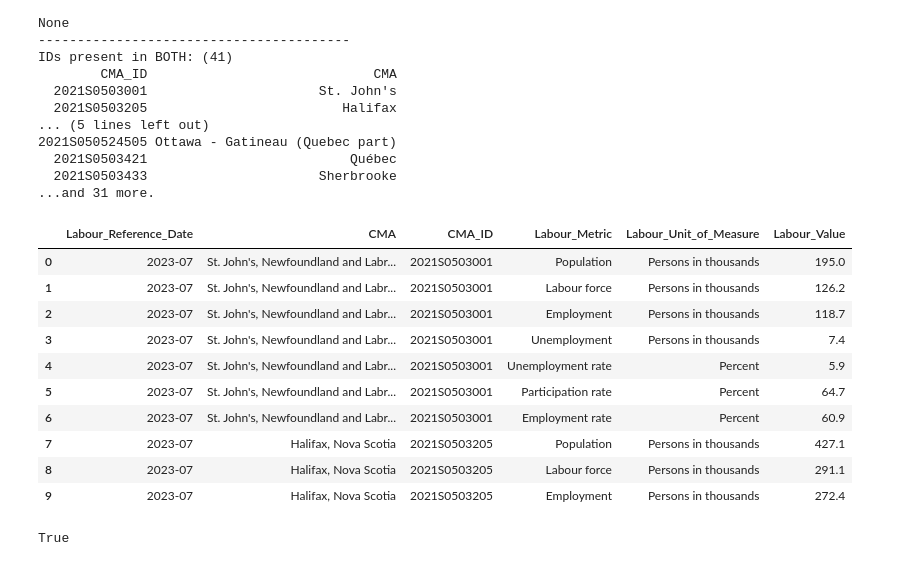
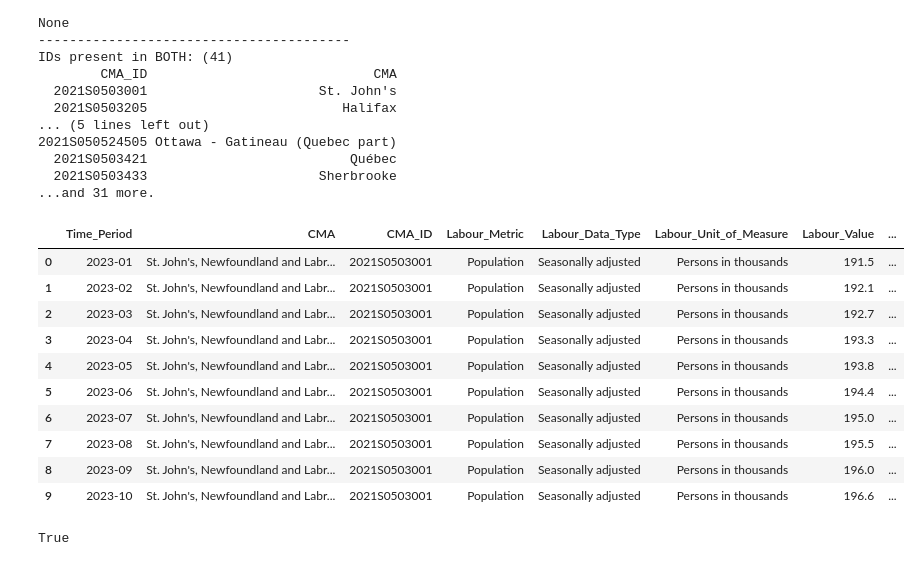
Before and after one commit to arusansurendiran/CanadianAccessibilityEmployment, a Jupyter notebook: project.ipynb, the cells around one changed output. Cells and saved outputs as stored; diff of their text form; code cells hidden in the pictures.

```diff
--- a/project.ipynb
+++ b/project.ipynb
@@ -145,7 +159,7 @@ print_unique_values(transit_data)
 # %%
 import pandas as pd
 
-parquet_path = "data/01-raw_data/labour_rates2.parquet"
+parquet_path = "data/01-raw_data/labour_rates.parquet"
 labour_data = pd.read_parquet(parquet_path)
 # %%
 check_id_consistency(
@@ -237,35 +251,41 @@ IDs present in BOTH: (41)
 # %%
 cols_to_keep = [
     "REF_DATE",
     "GEO",
     "DGUID",
     "Labour force characteristics",
+    "Data type",
     "UOM",
     "VALUE"
 ]
 labour_data = labour_data[cols_to_keep].copy()
 
 labour_data = labour_data.rename(columns={
-    "REF_DATE": "Labour_Reference_Date",
+    "REF_DATE": "Time_Period",
     "GEO": "CMA",
     "DGUID": "CMA_ID",
     "Labour force characteristics": "Labour_Metric",
+    "Data type": "Labour_Data_Type",
     "UOM": "Labour_Unit_of_Measure",
     "VALUE": "Labour_Value"
 })
+
+# Create a 'Year' column by splitting the 'Time_Period' string
+labour_data['Year'] = labour_data['Time_Period'].str.split('-').str[0]
+
 labour_data.head(10)
 # %% [output]
-|  | Labour_Reference_Date | CMA | CMA_ID | Labour_Metric | Labour_Unit_of_Measure | Labour_Value |
-| 0 | 2023-07 | St. John's, Newfoundland and Labr... | 2021S0503001 | Population | Persons in thousands | 195.0 |
-| 1 | 2023-07 | St. John's, Newfoundland and Labr... | 2021S0503001 | Labour force | Persons in thousands | 126.2 |
-| 2 | 2023-07 | St. John's, Newfoundland and Labr... | 2021S0503001 | Employment | Persons in thousands | 118.7 |
-| 3 | 2023-07 | St. John's, Newfoundland and Labr... | 2021S0503001 | Unemployment | Persons in thousands | 7.4 |
-| 4 | 2023-07 | St. John's, Newfoundland and Labr... | 2021S0503001 | Unemployment rate | Percent | 5.9 |
-| 5 | 2023-07 | St. John's, Newfoundland and Labr... | 2021S0503001 | Participation rate | Percent | 64.7 |
-| 6 | 2023-07 | St. John's, Newfoundland and Labr... | 2021S0503001 | Employment rate | Percent | 60.9 |
-| 7 | 2023-07 | Halifax, Nova Scotia | 2021S0503205 | Population | Persons in thousands | 427.1 |
-| 8 | 2023-07 | Halifax, Nova Scotia | 2021S0503205 | Labour force | Persons in thousands | 291.1 |
-| 9 | 2023-07 | Halifax, Nova Scotia | 2021S0503205 | Employment | Persons in thousands | 272.4 |
+|  | Time_Period | CMA | CMA_ID | Labour_Metric | Labour_Data_Type | Labour_Unit_of_Measure | Labour_Value | ... |
+| 0 | 2023-01 | St. John's, Newfoundland and Labr... | 2021S0503001 | Population | Seasonally adjusted | Persons in thousands | 191.5 | ... |
+| 1 | 2023-02 | St. John's, Newfoundland and Labr... | 2021S0503001 | Population | Seasonally adjusted | Persons in thousands | 192.1 | ... |
+| 2 | 2023-03 | St. John's, Newfoundland and Labr... | 2021S0503001 | Population | Seasonally adjusted | Persons in thousands | 192.7 | ... |
+| 3 | 2023-04 | St. John's, Newfoundland and Labr... | 2021S0503001 | Population | Seasonally adjusted | Persons in thousands | 193.3 | ... |
+| 4 | 2023-05 | St. John's, Newfoundland and Labr... | 2021S0503001 | Population | Seasonally adjusted | Persons in thousands | 193.8 | ... |
+| 5 | 2023-06 | St. John's, Newfoundland and Labr... | 2021S0503001 | Population | Seasonally adjusted | Persons in thousands | 194.4 | ... |
+| 6 | 2023-07 | St. John's, Newfoundland and Labr... | 2021S0503001 | Population | Seasonally adjusted | Persons in thousands | 195.0 | ... |
+| 7 | 2023-08 | St. John's, Newfoundland and Labr... | 2021S0503001 | Population | Seasonally adjusted | Persons in thousands | 195.5 | ... |
+| 8 | 2023-09 | St. John's, Newfoundland and Labr... | 2021S0503001 | Population | Seasonally adjusted | Persons in thousands | 196.0 | ... |
+| 9 | 2023-10 | St. John's, Newfoundland and Labr... | 2021S0503001 | Population | Seasonally adjusted | Persons in thousands | 196.6 | ... |
 # %%
 sorted(transit_data['CMA_ID'].unique()) == sorted(labour_data['CMA_ID'].unique())
 # %% [output]
```
Also changed, not shown: parts of 39 cells of this notebook.
